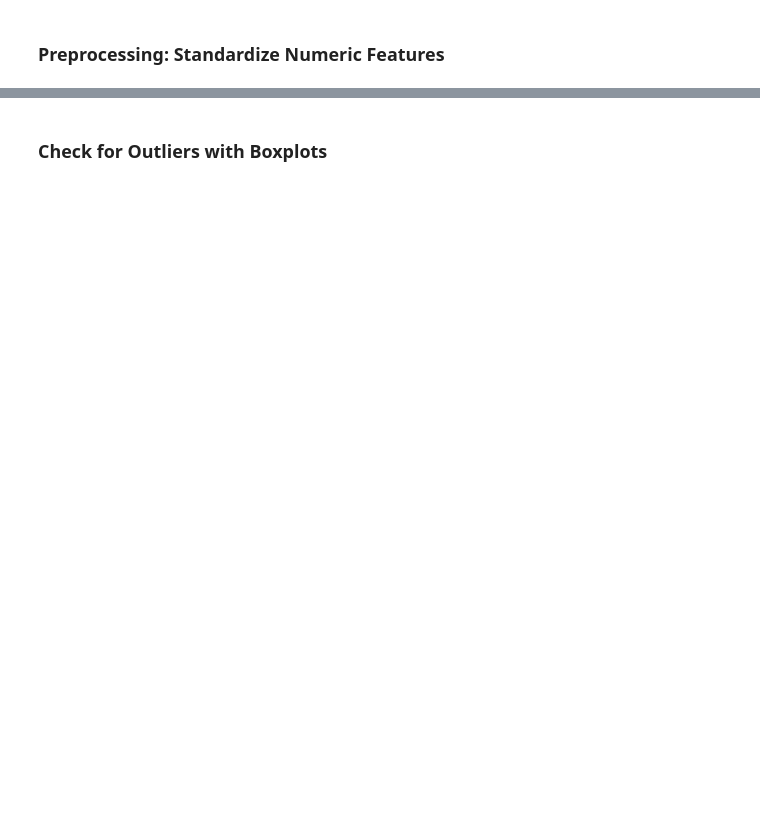
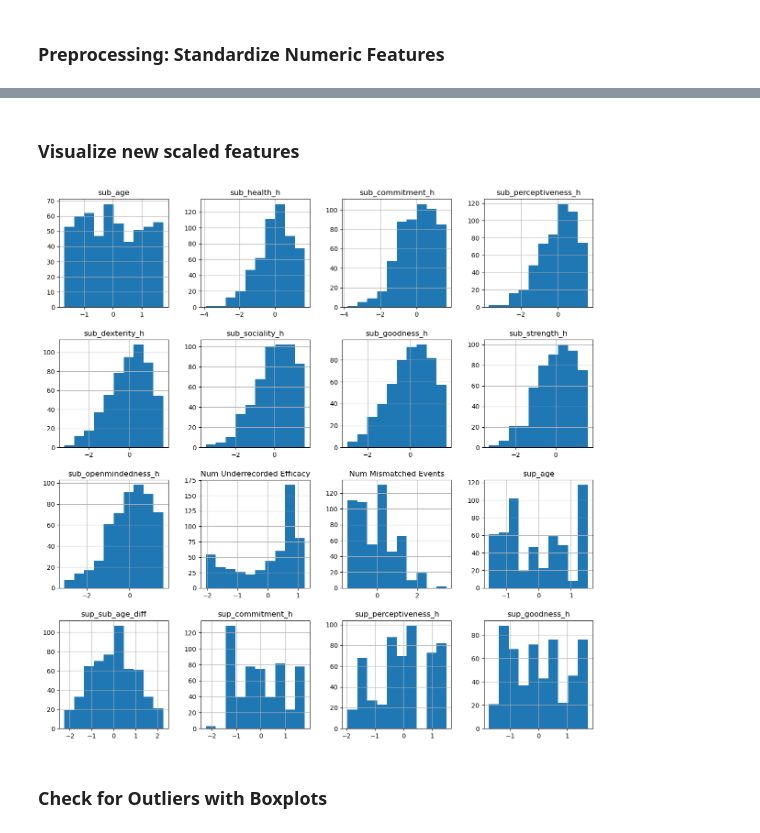
Before and after one commit to kyleanthonyr/Predicting-Employee-Attrition, a Jupyter notebook: notebooks/03-kar-preprocessing-and-training.ipynb, the cells around one changed output, grey strips where cells are left out. Drawn from its saved outputs; the diff is of its cells as text; code cells hidden in the pictures; blank space fills up the shorter version.

```diff
--- a/notebooks/03-kar-preprocessing-and-training.ipynb
+++ b/notebooks/03-kar-preprocessing-and-training.ipynb
@@ -163,4 +349,11 @@ scaled_data = pd.DataFrame(X_train[num_features], columns=num_features)
+# %% [markdown]
+### Visualize new scaled features
 # %%
+# View new standardized train features
+scaled_data = pd.DataFrame(X_train[num_features], columns=num_features)
+
 # Visualize shape of features
-scaled_data.hist()
+scaled_data.hist(figsize=(15,15))
 plt.show()
+# %% [output]
+[figure, added]
```
Also changed, not shown: parts of 29 cells of this notebook, 1 other file.
